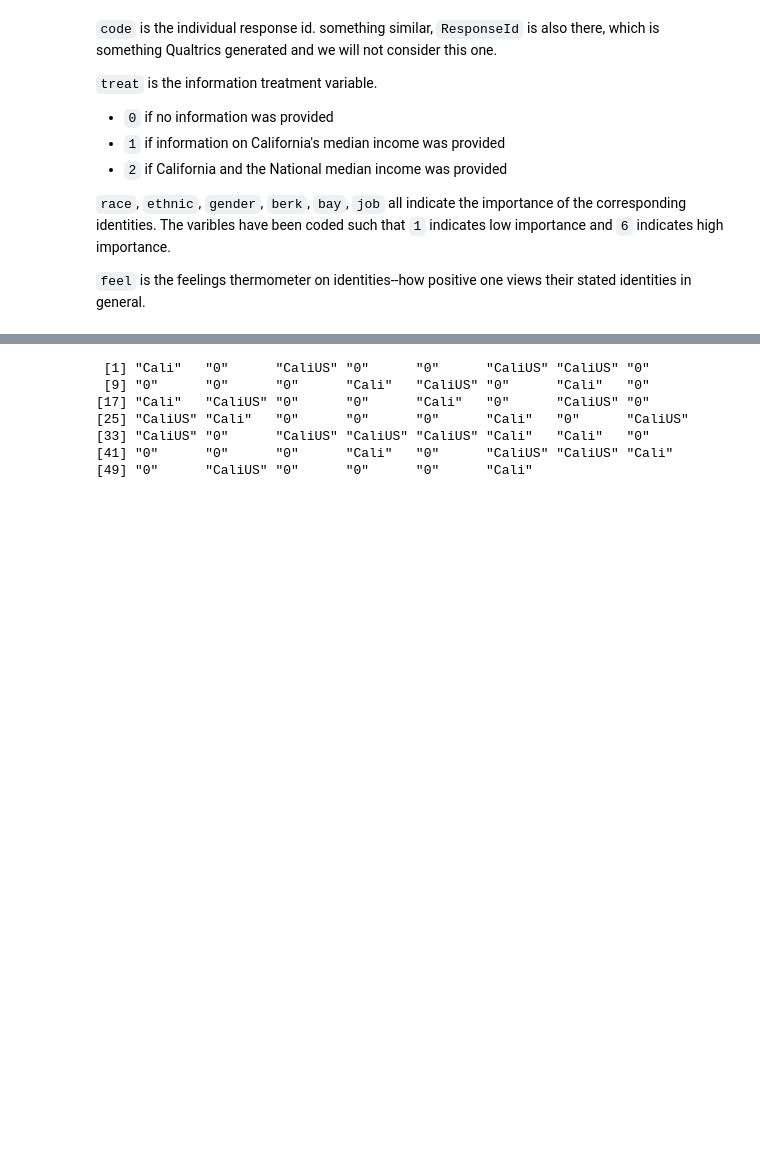
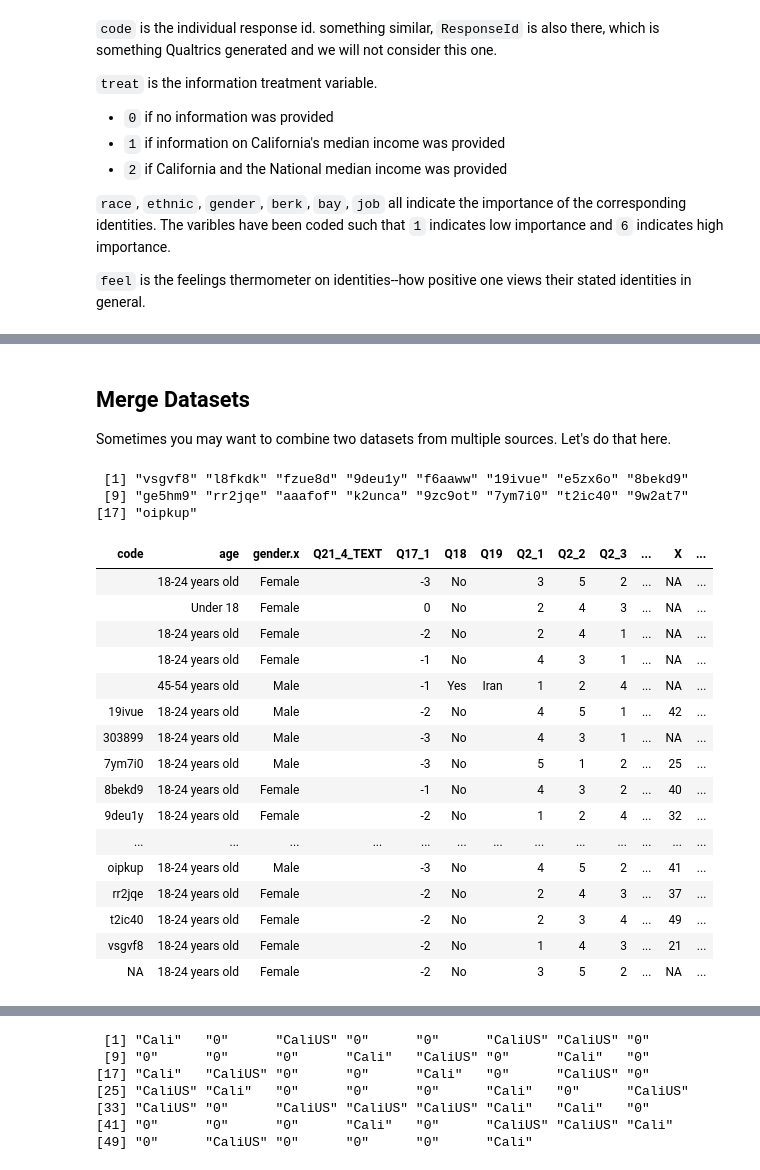
Before and after one commit to junwoosuh/ps3sec_24spring, a Jupyter notebook: weekly_materials/sec10_cleaning and template.ipynb, the cells around one changed output, grey strips where cells are left out. Drawn from its saved outputs; the diff is of its cells as text; code cells hidden in the pictures; blank space fills up the shorter version.

```diff
--- a/weekly_materials/sec10_cleaning and template.ipynb
+++ b/weekly_materials/sec10_cleaning and template.ipynb
@@ -29,8 +29,8 @@ Example of Randomly-generated Candidate Profiles
 survey <- readRDS("survey.RData")
 #head(survey) This is the data for the candidate choice (conjoint) experiment
 
-start <- read.csv("Data/project_24S/start.csv")
-head(start) #this is the data for the questions on identity importance.
+ident <- read.csv("Data/project_24S/start.csv")
+head(ident) #this is the data for the questions on identity importance.
 
 #This is how the survey data looks like!
 # %% [output]
@@ -56,0 +67,4 @@ head(start) #this is the data for the questions on identity importance.
+# %%
+#remove the first two rows
+int[-c(1:2),]
+int2 <- int[-c(1:2),]  #save the removed dataframe to a new dataframe
@@ -56,0 +89,4 @@ head(start) #this is the data for the questions on identity importance.
+# %%
+#seeing some unnecessary columns, so let's remove them
+int3 <- int2[,-c(1:17)]
+head(int3)
@@ -56,0 +123,35 @@ head(start) #this is the data for the questions on identity importance.
+# %% [markdown]
+## Merge Datasets
+
+Sometimes you may want to combine two datasets from multiple sources. Let's do that here.
+# %%
+
+intersect(int3$code,ident$code)
+# %% [output]
+ [1] "vsgvf8" "l8fkdk" "fzue8d" "9deu1y" "f6aaww" "19ivue" "e5zx6o" "8bekd9"
+ [9] "ge5hm9" "rr2jqe" "aaafof" "k2unca" "9zc9ot" "7ym7i0" "t2ic40" "9w2at7"
+[17] "oipkup"
+# %%
+#merge `start` data onto 'international'
+int3.ident <- merge(int3,ident, by="code", all.x=TRUE)
+#the first element (int3) is the base dataframe, the second element (ident) is the additional dataframe to merge
+int3.ident
+#the two dataframes are now merged.
+# %% [output]
+| code | age | gender.x | Q21_4_TEXT | Q17_1 | Q18 | Q19 | Q2_1 | Q2_2 | Q2_3 | ... | X | ... |
+|  | 18-24 years old | Female |  | -3 | No |  | 3 | 5 | 2 | ... | NA | ... |
+|  | Under 18 | Female |  | 0 | No |  | 2 | 4 | 3 | ... | NA | ... |
+|  | 18-24 years old | Female |  | -2 | No |  | 2 | 4 | 1 | ... | NA | ... |
+|  | 18-24 years old | Female |  | -1 | No |  | 4 | 3 | 1 | ... | NA | ... |
+|  | 45-54 years old | Male |  | -1 | Yes | Iran | 1 | 2 | 4 | ... | NA | ... |
+| 19ivue | 18-24 years old | Male |  | -2 | No |  | 4 | 5 | 1 | ... | 42 | ... |
+| 303899 | 18-24 years old | Male |  | -3 | No |  | 4 | 3 | 1 | ... | NA | ... |
+| 7ym7i0 | 18-24 years old | Male |  | -3 | No |  | 5 | 1 | 2 | ... | 25 | ... |
+| 8bekd9 | 18-24 years old | Female |  | -1 | No |  | 4 | 3 | 2 | ... | 40 | ... |
+| 9deu1y | 18-24 years old | Female |  | -2 | No |  | 1 | 2 | 4 | ... | 32 | ... |
+| ... | ... | ... | ... | ... | ... | ... | ... | ... | ... | ... | ... | ... |
+| oipkup | 18-24 years old | Male |  | -3 | No |  | 4 | 5 | 2 | ... | 41 | ... |
+| rr2jqe | 18-24 years old | Female |  | -2 | No |  | 2 | 4 | 3 | ... | 37 | ... |
+| t2ic40 | 18-24 years old | Female |  | -2 | No |  | 2 | 3 | 4 | ... | 49 | ... |
+| vsgvf8 | 18-24 years old | Female |  | -2 | No |  | 1 | 4 | 3 | ... | 21 | ... |
+| NA | 18-24 years old | Female |  | -2 | No |  | 3 | 5 | 2 | ... | NA | ... |
```
Also changed, not shown: parts of 28 cells of this notebook.
